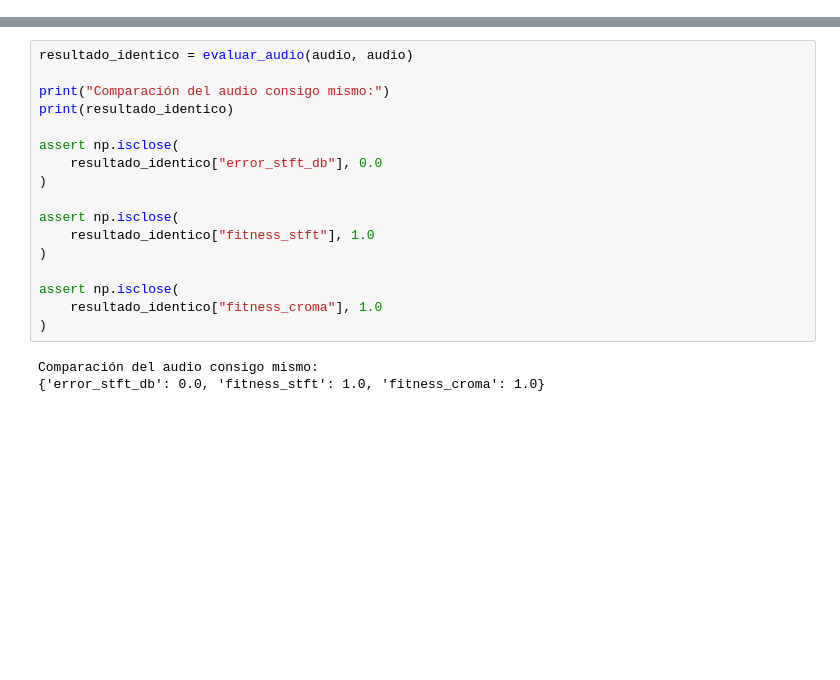
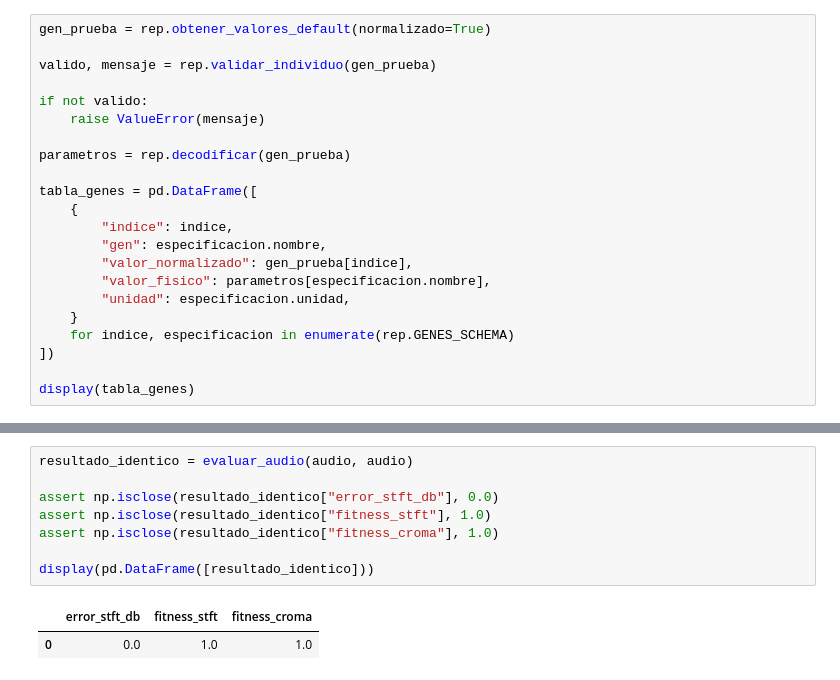
Before and after one commit to AlejoHuay/silbido-a-instrumento-prototipo-AG-IA, a Jupyter notebook: notebooks/02_rol2_sintesis_fitness.ipynb, the cells around one changed output, grey strips where cells are left out. Drawn from its saved outputs; the diff is of its cells as text; blank space fills up the shorter version.

```diff
--- a/notebooks/02_rol2_sintesis_fitness.ipynb
+++ b/notebooks/02_rol2_sintesis_fitness.ipynb
@@ -67,0 +142,22 @@ gen_prueba = np.array(
+# %%
+gen_prueba = rep.obtener_valores_default(normalizado=True)
+
+valido, mensaje = rep.validar_individuo(gen_prueba)
+
+if not valido:
+    raise ValueError(mensaje)
+
+parametros = rep.decodificar(gen_prueba)
+
+tabla_genes = pd.DataFrame([
+    {
+        "indice": indice,
+        "gen": especificacion.nombre,
+        "valor_normalizado": gen_prueba[indice],
+        "valor_fisico": parametros[especificacion.nombre],
+        "unidad": especificacion.unidad,
+    }
+    for indice, especificacion in enumerate(rep.GENES_SCHEMA)
+])
+
+display(tabla_genes)
@@ -105,20 +353,11 @@ from src.fitness import (
 # %%
 resultado_identico = evaluar_audio(audio, audio)
 
-print("Comparación del audio consigo mismo:")
-print(resultado_identico)
+assert np.isclose(resultado_identico["error_stft_db"], 0.0)
+assert np.isclose(resultado_identico["fitness_stft"], 1.0)
+assert np.isclose(resultado_identico["fitness_croma"], 1.0)
 
-assert np.isclose(
-    resultado_identico["error_stft_db"], 0.0
-)
-
-assert np.isclose(
-    resultado_identico["fitness_stft"], 1.0
-)
-
-assert np.isclose(
-    resultado_identico["fitness_croma"], 1.0
-)
+display(pd.DataFrame([resultado_identico]))
 # %% [output]
-Comparación del audio consigo mismo:
-{'error_stft_db': 0.0, 'fitness_stft': 1.0, 'fitness_croma': 1.0}
+|  | error_stft_db | fitness_stft | fitness_croma |
+| 0 | 0.0 | 1.0 | 1.0 |
```
Also changed, not shown: parts of 28 cells of this notebook, 2 other files.
